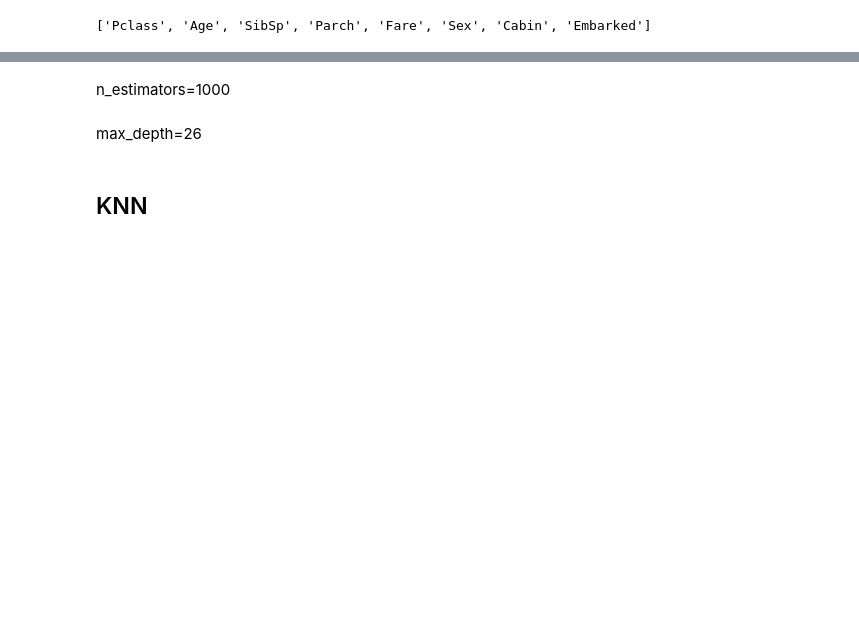
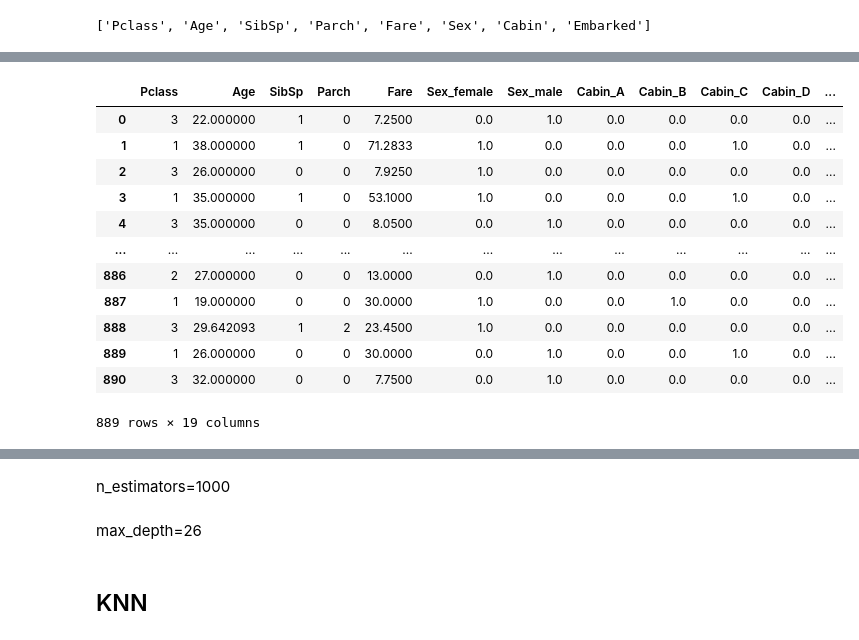
Before and after one commit to agomolka/KaggleTitanicCompetition, a Jupyter notebook: better_titanic.ipynb, the cells around one changed output, grey strips where cells are left out. Cells and saved outputs as stored; diff of their text form; code cells hidden in the pictures; blank space fills up the shorter version.

```diff
--- a/better_titanic.ipynb
+++ b/better_titanic.ipynb
@@ -464,0 +477,35 @@ df_ohe
+# %%
+from sklearn.preprocessing import OneHotEncoder as SklearnOneHotEncoder
+
+class OneHotEncoder(SklearnOneHotEncoder):
+    def __init__(self, **kwargs):
+        super(OneHotEncoder, self).__init__(**kwargs)
+        self.fit_flag = False
+
+    def fit(self, X, **kwargs):
+        out = super().fit(X)
+        self.fit_flag = True
+        return out
+
+    def transform(self, X, **kwargs):
+        sparse_matrix = super(OneHotEncoder, self).transform(X)
+        new_columns = self.get_new_columns(X=X)
+        d_out = pd.DataFrame(sparse_matrix.toarray(), columns=new_columns, index=X.index)
+        return d_out
+
+    def fit_transform(self, X, **kwargs):
+        self.fit(X)
+        return self.transform(X)
+
+    def get_new_columns(self, X):
+        new_columns = []
+        for i, column in enumerate(X.columns):
+            j = 0
+            while j < len(self.categories_[i]):
+                new_columns.append(f'{column}_{self.categories_[i][j]}')
+                j += 1
+        return new_columns
+# %%
+encoder = OneHotEncoder()
+encoder_cols_train = encoder.fit_transform(df[catFeatures])
+encoder_cols_train
@@ -464,0 +543,23 @@ df_ohe
+# %%
+num_df_train = df[numFeatures]
+num_df_test = df_test[numFeatures]
+
+# Add one-hot encoded columns to numerical features
+df = pd.concat([num_df_train, encoder_cols_train], axis=1)
+df_test = pd.concat([num_df_test, encoder_cols_test], axis=1)
+# %%
+df
+# %% [output]
+|  | Pclass | Age | SibSp | Parch | Fare | Sex_female | Sex_male | Cabin_A | Cabin_B | Cabin_C | Cabin_D | ... |
+| 0 | 3 | 22.000000 | 1 | 0 | 7.2500 | 0.0 | 1.0 | 0.0 | 0.0 | 0.0 | 0.0 | ... |
+| 1 | 1 | 38.000000 | 1 | 0 | 71.2833 | 1.0 | 0.0 | 0.0 | 0.0 | 1.0 | 0.0 | ... |
+| 2 | 3 | 26.000000 | 0 | 0 | 7.9250 | 1.0 | 0.0 | 0.0 | 0.0 | 0.0 | 0.0 | ... |
+| 3 | 1 | 35.000000 | 1 | 0 | 53.1000 | 1.0 | 0.0 | 0.0 | 0.0 | 1.0 | 0.0 | ... |
+| 4 | 3 | 35.000000 | 0 | 0 | 8.0500 | 0.0 | 1.0 | 0.0 | 0.0 | 0.0 | 0.0 | ... |
+| ... | ... | ... | ... | ... | ... | ... | ... | ... | ... | ... | ... | ... |
+| 886 | 2 | 27.000000 | 0 | 0 | 13.0000 | 0.0 | 1.0 | 0.0 | 0.0 | 0.0 | 0.0 | ... |
+| 887 | 1 | 19.000000 | 0 | 0 | 30.0000 | 1.0 | 0.0 | 0.0 | 1.0 | 0.0 | 0.0 | ... |
+| 888 | 3 | 29.642093 | 1 | 2 | 23.4500 | 1.0 | 0.0 | 0.0 | 0.0 | 0.0 | 0.0 | ... |
+| 889 | 1 | 26.000000 | 0 | 0 | 30.0000 | 0.0 | 1.0 | 0.0 | 0.0 | 1.0 | 0.0 | ... |
+| 890 | 3 | 32.000000 | 0 | 0 | 7.7500 | 0.0 | 1.0 | 0.0 | 0.0 | 0.0 | 0.0 | ... |
+889 rows × 19 columns
```
Also changed, not shown: parts of 19 cells of this notebook.
